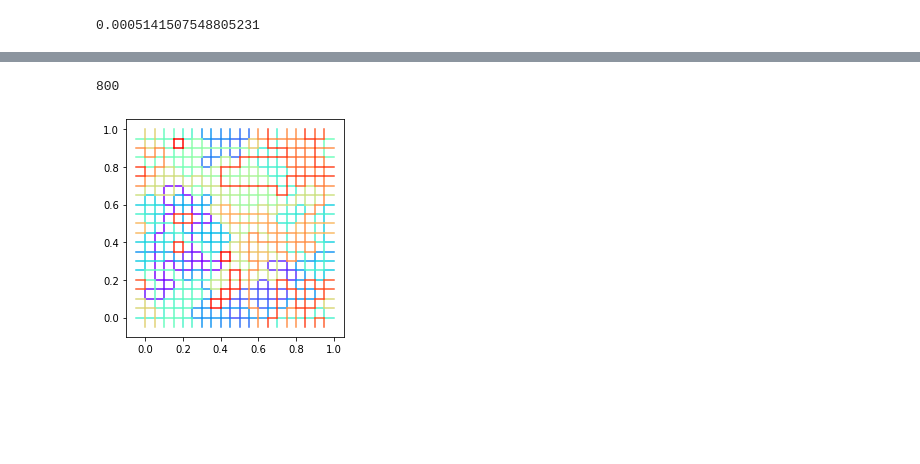
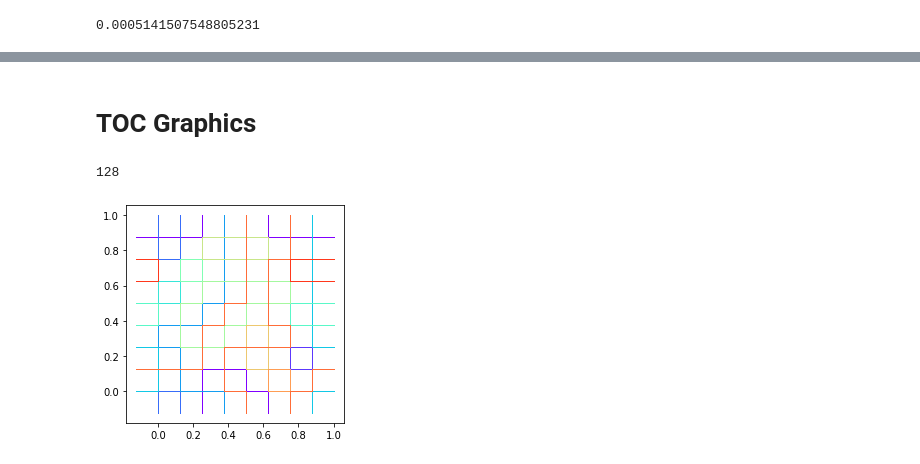
Before and after one commit to vitroid/TileCycles, a Jupyter notebook: TileCycles.ipynb, the cells around one changed output, grey strips where cells are left out. Cells and saved outputs as stored; diff of their text form; code cells hidden in the pictures; blank space fills up the shorter version.

```diff
--- a/TileCycles.ipynb
+++ b/TileCycles.ipynb
@@ -849,64 +863,49 @@ fig1.savefig("ringstat-log.pdf")
+# %% [markdown]
+# TOC Graphics
 # %%
-# for Cover graphics
-import numpy as np
-import networkx as nx
-import random
+# for TOC graphics
 
 from matplotlib import pyplot as plt
+import tilecycles as tc
 
 
-# make a 2D 6x6 ice.
-def draw_cycle(cycle, pos, N, col):
-    threshold = 1.1/N**2
-    cm = plt.get_cmap('rainbow')
-    for i in range(len(cycle)):
-        a = cycle[i-1]
-        b = cycle[i]
-        va = pos[a]
-        vb = pos[b]
-        d = vb - va
-        if d@d > threshold:
-            d -= np.floor(d+0.5)
-            seg = np.vstack([vb-d, vb])
-            plt.plot(seg[:, 0], seg[:, 1], color=cm(col))
-        seg = np.vstack([va, va+d])
-        plt.plot(seg[:, 0], seg[:, 1], color=cm(col))
 
-
-N = 20
+N = 8
 X = np.arange(N)
 Y = np.arange(N)
 X, Y = np.meshgrid(X, Y)
 X = X.reshape(N * N)
 Y = Y.reshape(N * N)
 pos = np.vstack([X, Y]).T / N  # fractional coordinate
 g = nx.Graph()
 for a in range(N*N):
     for b in range(a):
         d = pos[a] - pos[b]
         d -= np.floor(d+0.5)
         if (d@d)*N*N < 1.1:
             g.add_edge(a, b)
 
 print(g.number_of_edges())
 
 
 fig1, ax = plt.subplots()
 
 cycles = []
 dd = nx.DiGraph()
-for cycle in tileByCycles(g, N*N):
+for cycle in tc.tileByCycles(g):
     cycles.append(cycle)
 
+threshold = 1.1/N**2
+cm = plt.get_cmap('rainbow')
 for i, cycle in enumerate(cycles):
-    draw_cycle(cycle, pos, N, i/len(cycles))
+    draw_cycle(cycle, pos, threshold, cm(i/len(cycles)))
 
 ax.set_aspect('equal', adjustable='box')
 plt.show()
 # fig1.savefig("map.pdf", bbox='tight')
 # %% [output]
-800
+128
-[figure, old version]
+[figure, new version]
 # %%
 !pip install pycodestyle flake8 pycodestyle_magic
 # %%
```
Also changed, not shown: parts of 23 cells of this notebook.
